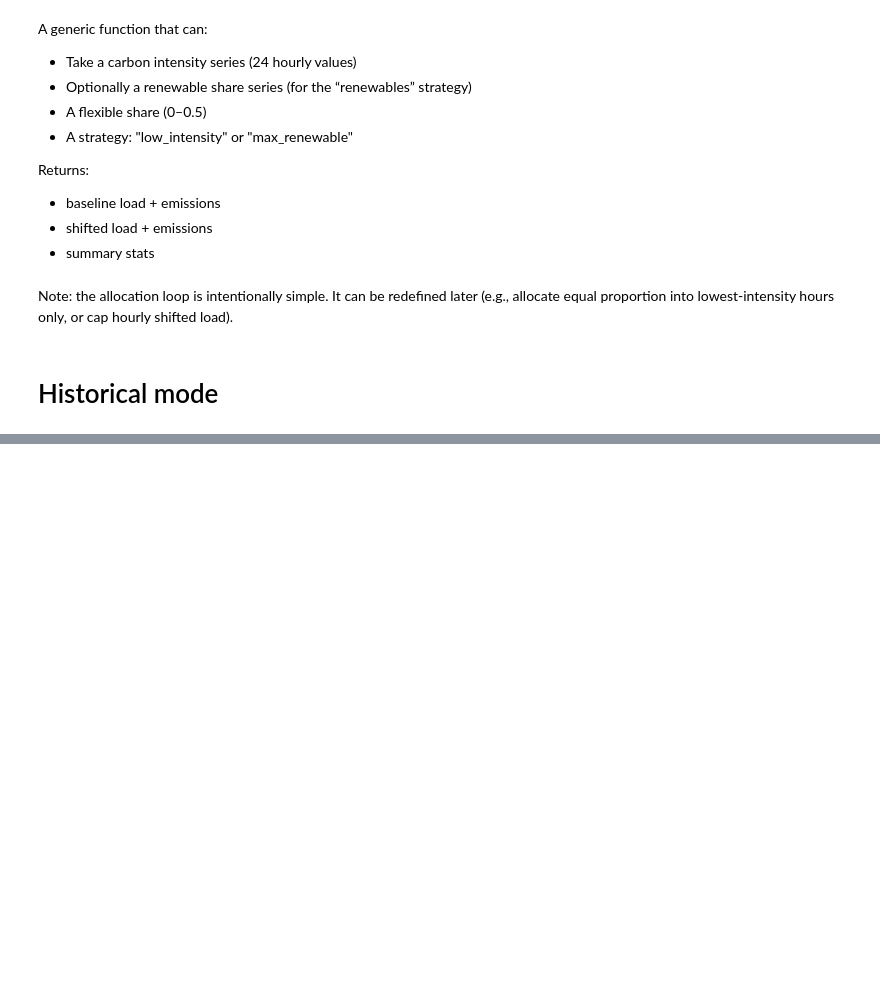
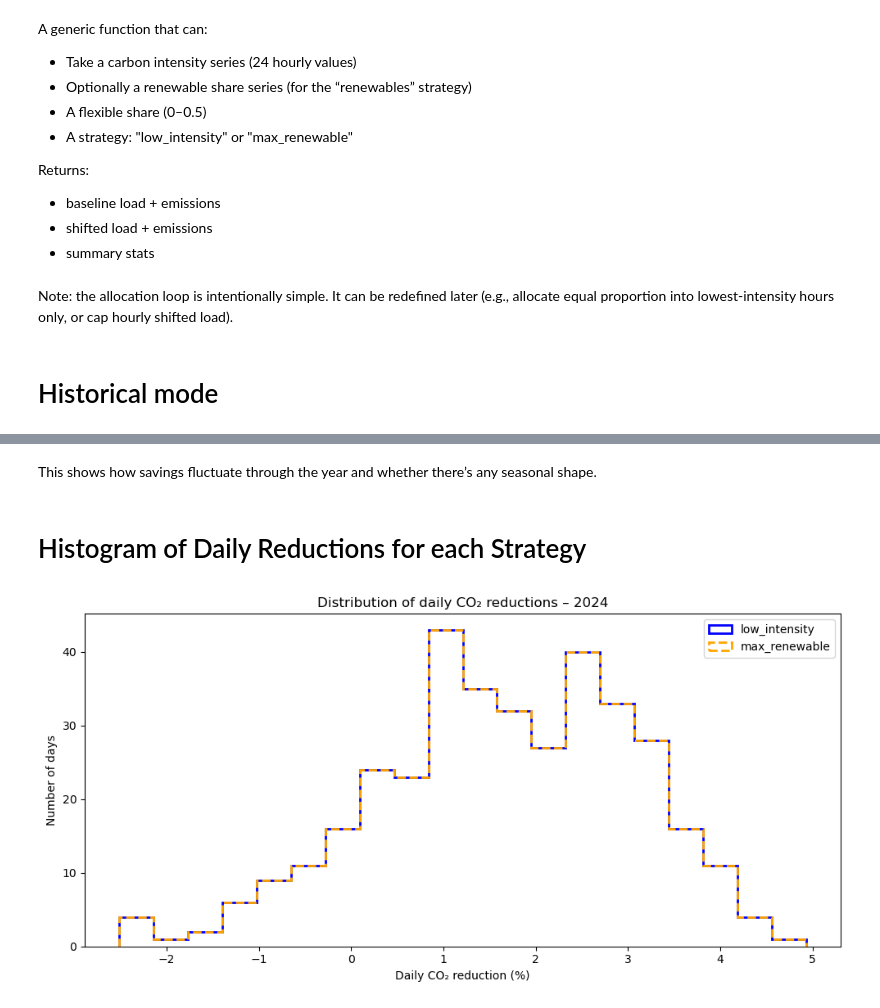
Before and after one commit to KrisN13/Forecasting-UK-Grid-Carbon-Intensity, a Jupyter notebook: notebooks/05_scenarios_and_impact.ipynb, the cells around one changed output, grey strips where cells are left out. Cells and saved outputs as stored; diff of their text form; code cells hidden in the pictures; blank space fills up the shorter version.

```diff
--- a/notebooks/05_scenarios_and_impact.ipynb
+++ b/notebooks/05_scenarios_and_impact.ipynb
@@ -180,0 +395,6 @@ scenario_renew = run_shift_scenario(
+# %%
+df_pivot = df_red_2024.pivot(columns="strategy", values="reduction")
+
+df_pivot["diff"] = df_pivot["low_intensity"] - df_pivot["max_renewable"]
+print("Max abs diff:", df_pivot["diff"].abs().max())
+print(df_pivot.head(12))
@@ -180,0 +417,42 @@ scenario_renew = run_shift_scenario(
+# %% [markdown]
+This shows how savings fluctuate through the year and whether there’s any seasonal shape.
+# %% [markdown]
+# Histogram of Daily Reductions for each Strategy
+# %%
+def plot_reduction_histogram(df_red: pd.DataFrame, bins: int = 20, title: str = ""):
+    df_pivot = df_red.pivot(columns="strategy", values="reduction")
+
+    low_vals = (df_pivot["low_intensity"].dropna() * 100).values
+    ren_vals = (df_pivot["max_renewable"].dropna() * 100).values
+
+    # Shared bin edges so shapes align perfectly
+    min_val = min(low_vals.min(), ren_vals.min())
+    max_val = max(low_vals.max(), ren_vals.max())
+    bins_edges = np.linspace(min_val, max_val, bins + 1)
+
+    plt.figure(figsize=(10, 5))
+
+    # Step histogram (outline only)
+    plt.hist(
+        low_vals, bins=bins_edges, histtype="step",
+        linewidth=2, linestyle="-", color="blue",
+        label="low_intensity"
+    )
+
+    plt.hist(
+        ren_vals, bins=bins_edges, histtype="step",
+        linewidth=2, linestyle="--", color="orange",
+        label="max_renewable"
+    )
+
+    plt.xlabel("Daily CO₂ reduction (%)")
+    plt.ylabel("Number of days")
+    plt.title(title or "Distribution of Daily CO₂ Reductions")
+    plt.legend()
+    plt.tight_layout()
+    plt.show()
+
+# Example:
+plot_reduction_histogram(df_red_2024, bins=20, title="Distribution of daily CO₂ reductions – 2024")
+# %% [output]
+[figure, added]
```
Also changed, not shown: parts of 21 cells of this notebook, 1 other file.
